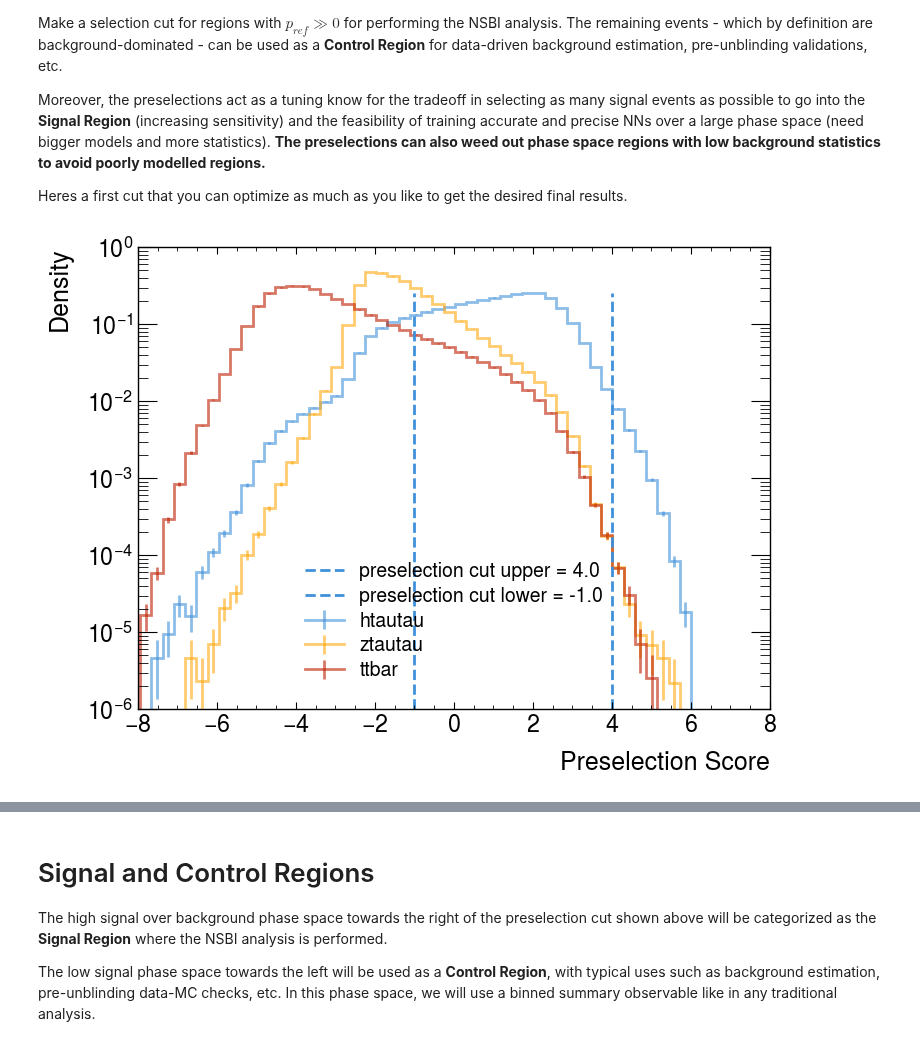
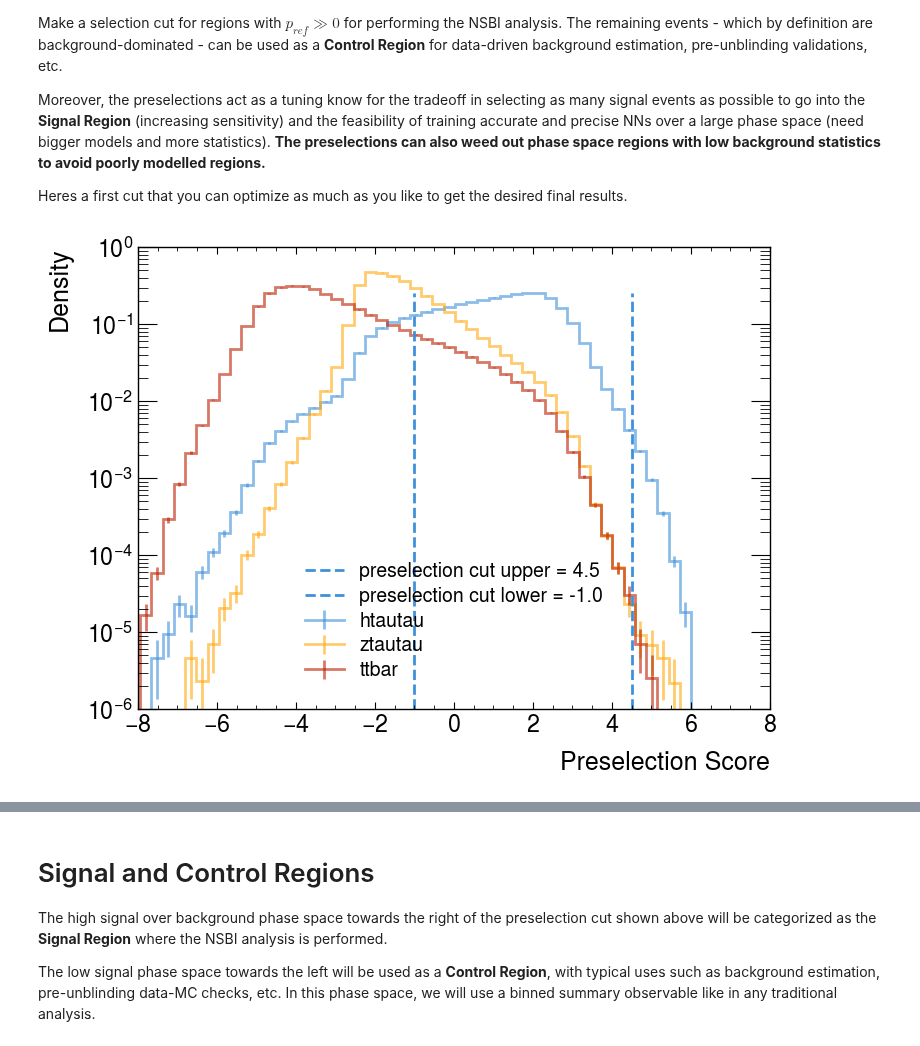
Before and after one commit to CrossGo14/NSBI-workflow-tutorial, a Jupyter notebook: FAIR_universe_Higgs_tautau/Neural_Likelihood_Ratio_Estimation.ipynb, the cells around one changed output, grey strips where cells are left out. Drawn from its saved outputs; the diff is of its cells as text; code cells hidden in the pictures.

```diff
--- a/FAIR_universe_Higgs_tautau/Neural_Likelihood_Ratio_Estimation.ipynb
+++ b/FAIR_universe_Higgs_tautau/Neural_Likelihood_Ratio_Estimation.ipynb
@@ -86,19 +119,10 @@ USE_SAVED_MODEL_PRESEL = True
 USE_SAVED_PRESEL_PREDICTIONS = True
 
 # Input features for training
-columns = config["columns"]
+features = config["features"]
 
 # Subset of the features to standardize before training
-columns_scaling = config["columns_scaling"]
-
-# Get the dictionary of labels to processes
-labels_dict = config["labels_dict"]
-
-# Signal processes in the model
-signal_processes = config["signal_processes"]
-
-# Background processes in the model
-background_processes = config["background_processes"]
+features_scaling = config["features_scaling"]
 
 # float factors multiplying the probabilities in the preselection score observable
 pre_factor_preselection_score = config["pre_factor_preselection_score"]
@@ -178,7 +202,7 @@ from nsbi_common_utils.training import TrainEvaluatePreselNN
 
 num_classes = len(labels_dict)
 
-preselectionTraining = TrainEvaluatePreselNN(dataset_incl_nominal, num_classes, columns, columns_scaling)
+preselectionTraining = TrainEvaluatePreselNN(dataset_incl_nominal, num_classes, features, features_scaling)
 # %%
 if USE_SAVED_PRESEL_PREDICTIONS:
 
@@ -244,27 +268,27 @@ Moreover, the preselections act as a tuning know for the tradeoff in selecting a
 Heres a first cut that you can optimize as much as you like to get the desired final results.
 # %%
 # Play around with these selections - decrease if estimators are unbiased but need more sensitivity and increase if the model is biased to reduce complexity
-preselection_cuts = {'upper': 4., 'lower': -1.}
+preselection_cuts = {'upper': 4.5, 'lower': -1.}
 np.save(f"{saved_data}preselection_cuts.npy", preselection_cuts)
 
 for key in labels_dict:
     hep.histplot(hist_NN_output[key], bins = bins,
              alpha = 0.6, label = key,
              density = True, linewidth = 2.0,
                  yerr = np.sqrt(hist_NN_output_errs[key]))
 
 plt.xlabel("Preselection Score", size=18)
 
 for key in preselection_cuts:
     if preselection_cuts[key] != -999:
         plt.axvline(preselection_cuts[key], ymax=0.9, linestyle='--', label=f'preselection cut {key} = {preselection_cuts[key]}')
 
 plt.ylabel("Density", size=18)
 plt.legend()
 plt.yscale('log')
 plt.show()
 # %% [output]
-[figure, old version]
+[figure, new version]
 # %%
 for key in labels_dict:
     hep.histplot(hist_NN_output[key], bins = bins,
```
Also changed, not shown: parts of 16 cells of this notebook, 7 other files.
